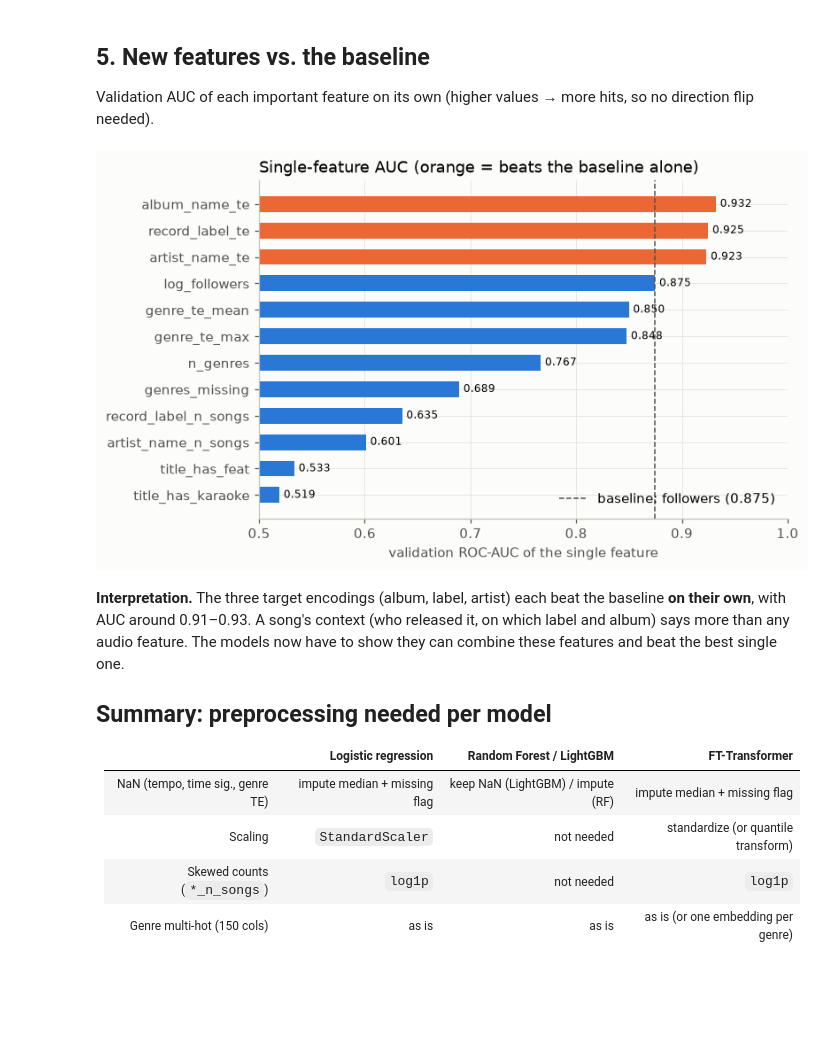
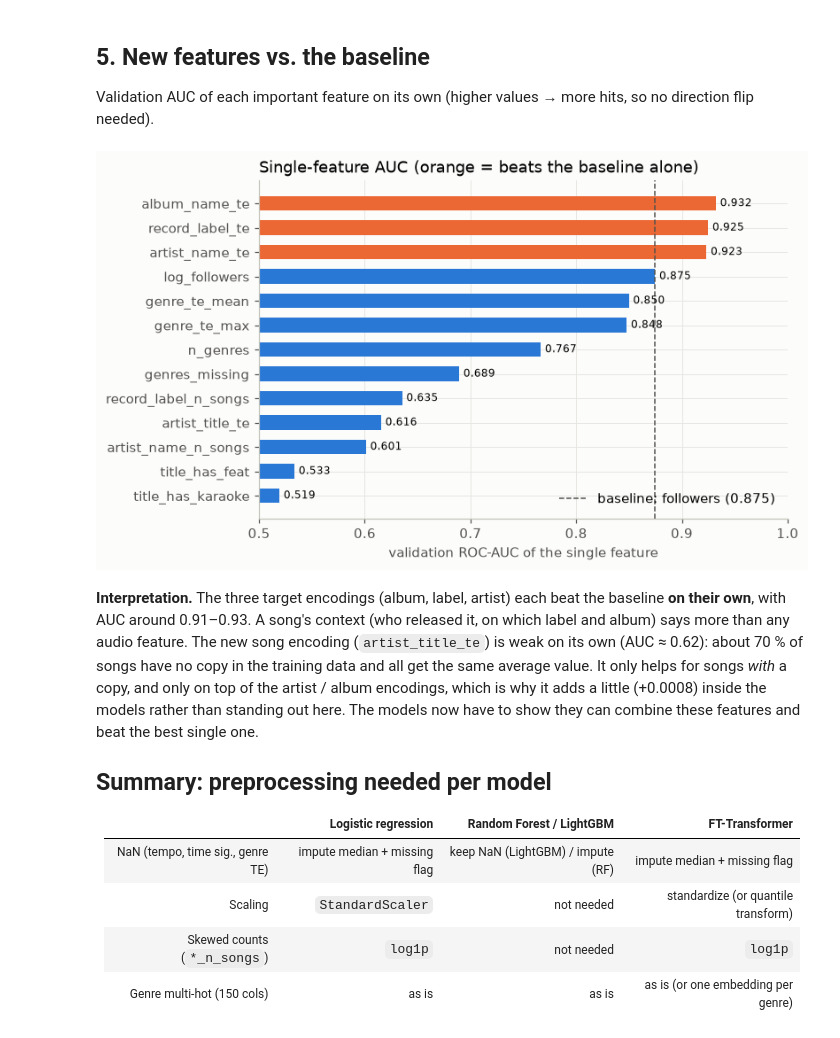
Before and after one commit to vafreak1/DataScienceSpotify, a Jupyter notebook: 03_feature_engineering.ipynb, the cells around one changed output. Cells and saved outputs as stored; diff of their text form; code cells hidden in the pictures; blank space fills up the shorter version.

Commit message:
new song feature test improved gradient boosting slightly

```diff
--- a/03_feature_engineering.ipynb
+++ b/03_feature_engineering.ipynb
@@ -236,31 +236,34 @@ leak_demo
 ## 5. New features vs. the baseline
 Validation AUC of each important feature on its own (higher values → more hits, so no direction flip needed).
 # %%
-check_cols = ["album_name_te", "record_label_te", "artist_name_te", "genre_te_mean", "genre_te_max",
+check_cols = ["album_name_te", "record_label_te", "artist_name_te", "artist_title_te", "genre_te_mean", "genre_te_max",
               "log_followers", "n_genres", "genres_missing", "record_label_n_songs", "artist_name_n_songs",
               "title_has_feat", "title_has_karaoke"]
 
 single_auc = {}
 for col in check_cols:
     auc = roc_auc_score(valid["music_hit"], X_valid[col].fillna(-1))  # NaN (no genre) -> lowest score
     single_auc[col] = max(auc, 1 - auc)
 single_auc = pd.Series(single_auc).sort_values()
 
 fig, ax = plt.subplots(figsize=(7, 4.5))
 colors = [ORANGE if v > baseline_auc else BLUE for v in single_auc.values]
 ax.barh(single_auc.index, single_auc.values - 0.5, left=0.5, color=colors, height=0.6)
 ax.axvline(baseline_auc, color=GREY, lw=1, ls="--", label=f"baseline: followers ({baseline_auc:.3f})")
 for i, v in enumerate(single_auc.values):
     ax.text(v + 0.004, i, f"{v:.3f}", va="center", fontsize=8)
 ax.set_xlim(0.5, 1.0); ax.set_xlabel("validation ROC-AUC of the single feature")
 ax.legend(frameon=False, loc="lower right")
 ax.set_title("Single-feature AUC (orange = beats the baseline alone)", loc="left")
 plt.show()
 # %% [output]
-[figure, old version]
+[figure, new version]
 # %% [markdown]
 **Interpretation.** The three target encodings (album, label, artist) each beat the baseline **on their own**,
 with AUC around 0.91–0.93. A song's context (who released it, on which label and album) says more than any audio feature.
+The new song encoding (`artist_title_te`) is weak on its own (AUC ≈ 0.62): about 70 % of songs have no copy in the
+training data and all get the same average value. It only helps for songs *with* a copy, and only on top of the
+artist / album encodings, which is why it adds a little (+0.0008) inside the models rather than standing out here.
 The models now have to show they can combine these features and beat the best single one.
 
 ## Summary: preprocessing needed per model
```
Also changed, not shown: parts of 2 cells of this notebook, 7 other files.
